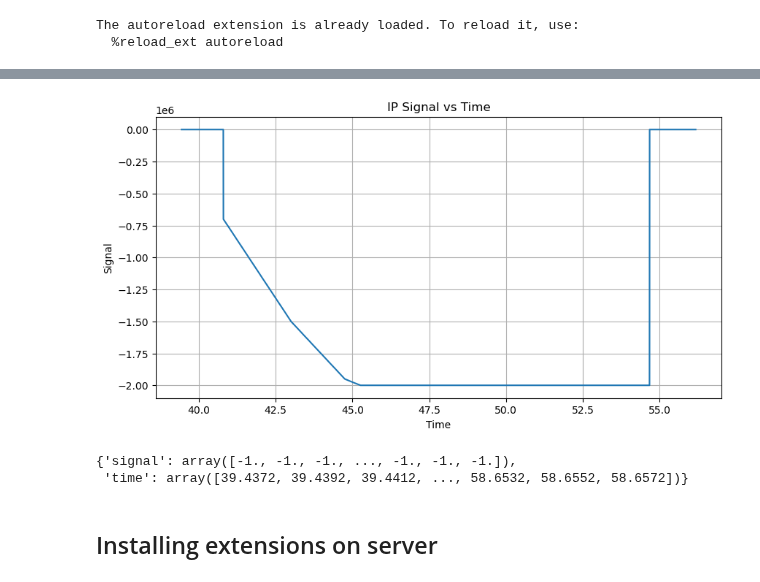
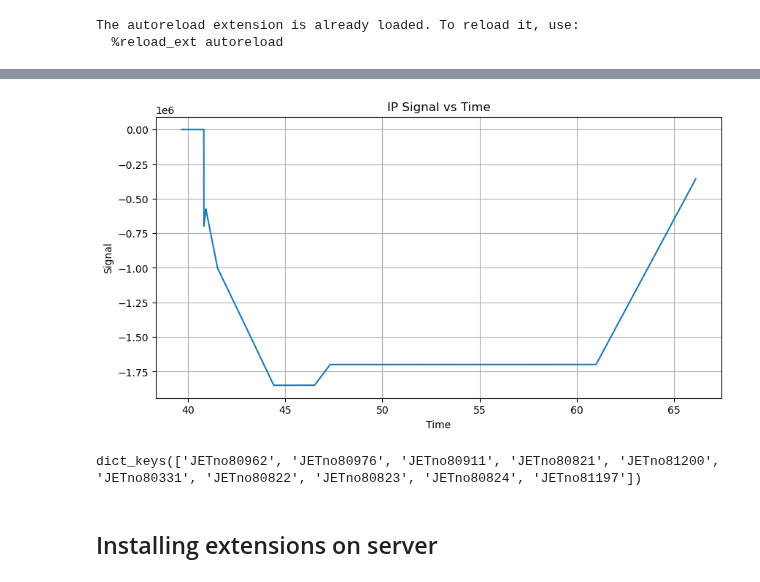
Before and after one commit to maxtost10/SPC-Runaway_Classifier, a Jupyter notebook: DownloadMatFiles.ipynb, the cells around one changed output, grey strips where cells are left out. Saved outputs shown, nothing was run; the diff lists cells and outputs as text; code cells hidden in the pictures.

```diff
--- a/DownloadMatFiles.ipynb
+++ b/DownloadMatFiles.ipynb
@@ -41,19 +41,16 @@ Processing file: /Lac8_D/DEFUSE/DEFUSE_DB/DB_mat/JETno81200.mat
 # %%
 n = 0  # Index of key to plot
 shot = -1  # Index of shot to plot
 
-pickle_file_name = r"C:\Users\Max Tost\Desktop\Notebooks\SPC Neural Network Project\all_JET_data_first_10.pkl"  # Example Pickle file name
-data = load_pickle(pickle_file_name)
 shot_data = data[list(data.keys())[shot]]
 keys_jet = ['IP', 'WMHD', 'RNT', 'DAI_EDG7']
 plot_data(shot_data, keys_jet[n])
 # %% [output]
-[figure, old version]
+[figure, new version]
 # %%
-data[list(data.keys())[shot]]['WMHD']
+data.keys()
 # %% [output]
-{'signal': array([-1., -1., -1., ..., -1., -1., -1.]),
- 'time': array([39.4372, 39.4392, 39.4412, ..., 58.6532, 58.6552, 58.6572])}
+dict_keys(['JETno80962', 'JETno80976', 'JETno80911', 'JETno80821', 'JETno81200', 'JETno80331', 'JETno80822', 'JETno80823', 'JETno80824', 'JETno81197'])
 # %% [markdown]
 ## Installing extensions on server
 # %%
```
Also changed, not shown: parts of 7 cells of this notebook.
